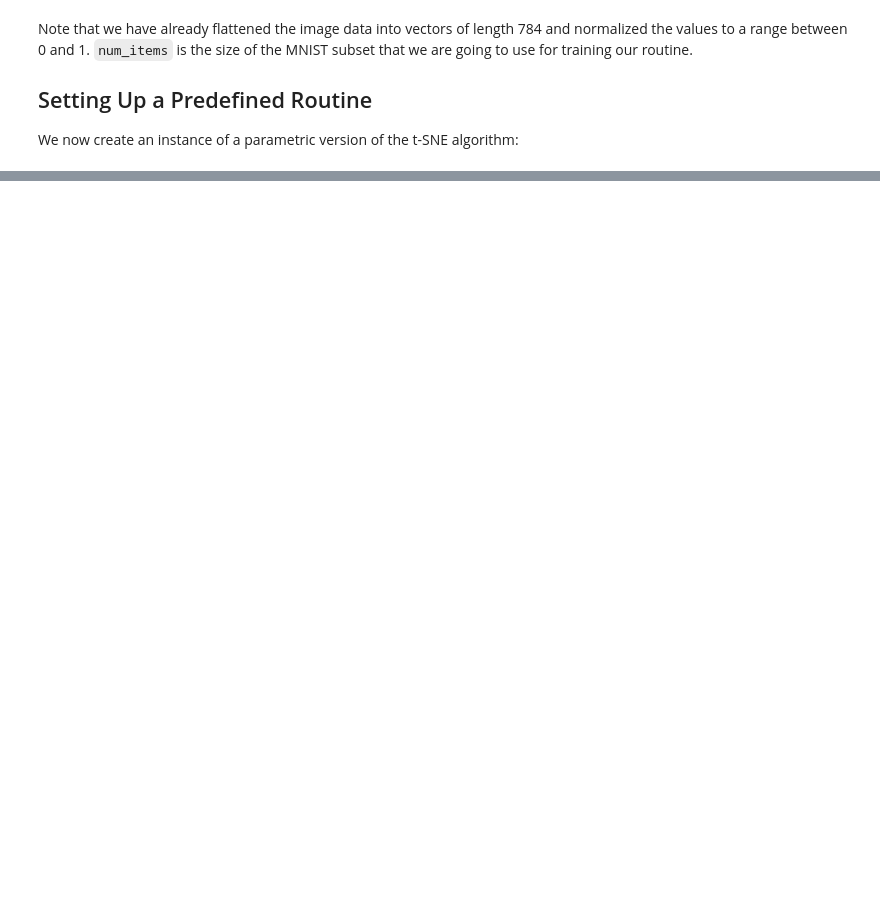
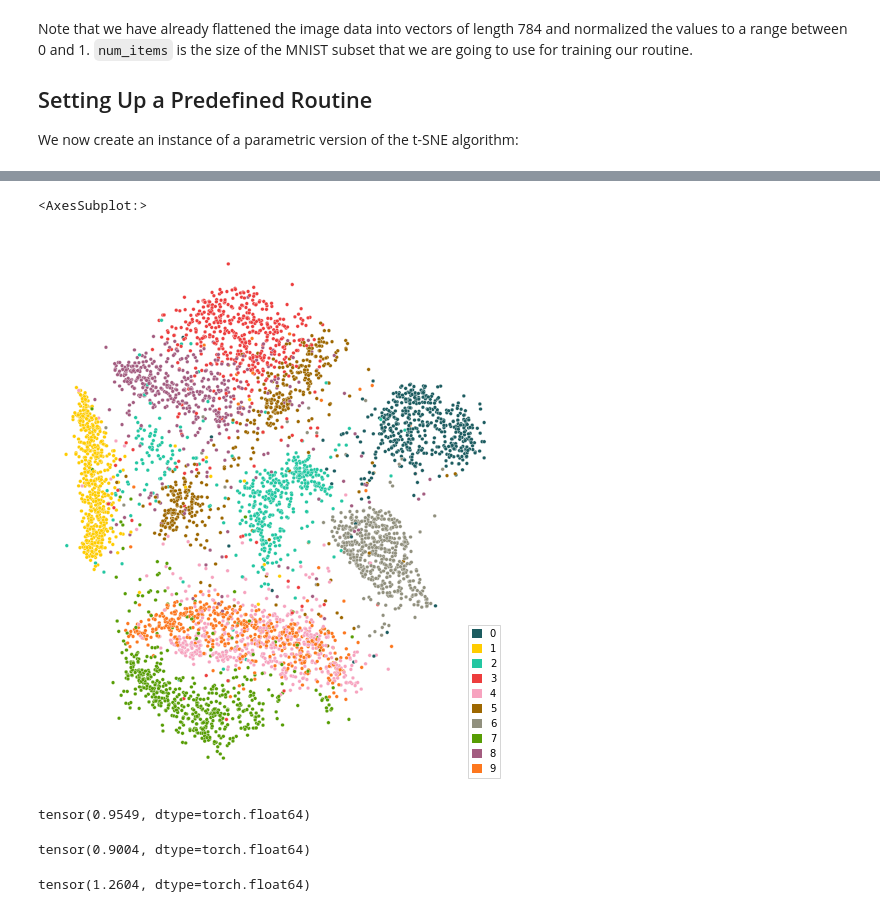
Before and after one commit to jku-vds-lab/paradime, a Jupyter notebook: notebooks/paper-plots/predefined copy.ipynb, the cells around one changed output, grey strips where cells are left out. Saved outputs shown, nothing was run; the diff lists cells and outputs as text; code cells hidden in the pictures; blank space fills up the shorter version.

```diff
--- a/notebooks/paper-plots/predefined copy.ipynb
+++ b/notebooks/paper-plots/predefined copy.ipynb
@@ -41,0 +101,5 @@ Since any other necessary bulding blocks are already predefined in this case, al
+# %%
+paradime.utils.plotting.scatterplot(tsne["paradime"], labels=mnist.targets[:num_items])
+# %% [output]
+<AxesSubplot:>
+[figure, added]
@@ -41,0 +130,18 @@ Since any other necessary bulding blocks are already predefined in this case, al
+# %%
+paradime.loss.kullback_leibler_div(
+    p.data, q["open"]
+) * num_items
+# %% [output]
+tensor(0.9549, dtype=torch.float64)
+# %%
+paradime.loss.kullback_leibler_div(
+    p.data, q["sklearn"]
+) * num_items
+# %% [output]
+tensor(0.9004, dtype=torch.float64)
+# %%
+paradime.loss.kullback_leibler_div(
+    p.data, q["paradime"]
+) * num_items
+# %% [output]
+tensor(1.2604, dtype=torch.float64)
```
Also changed, not shown: parts of 27 cells of this notebook, 15 other files.
